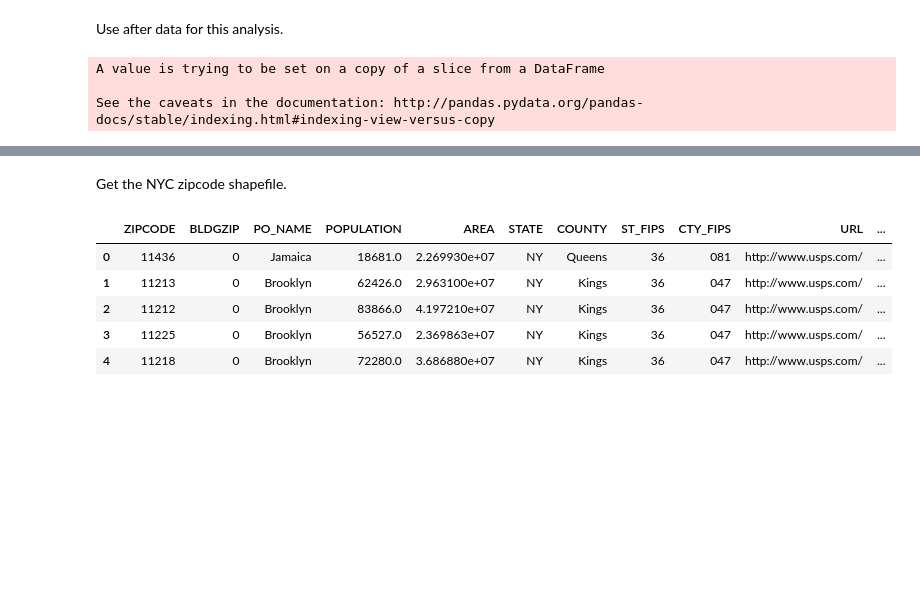
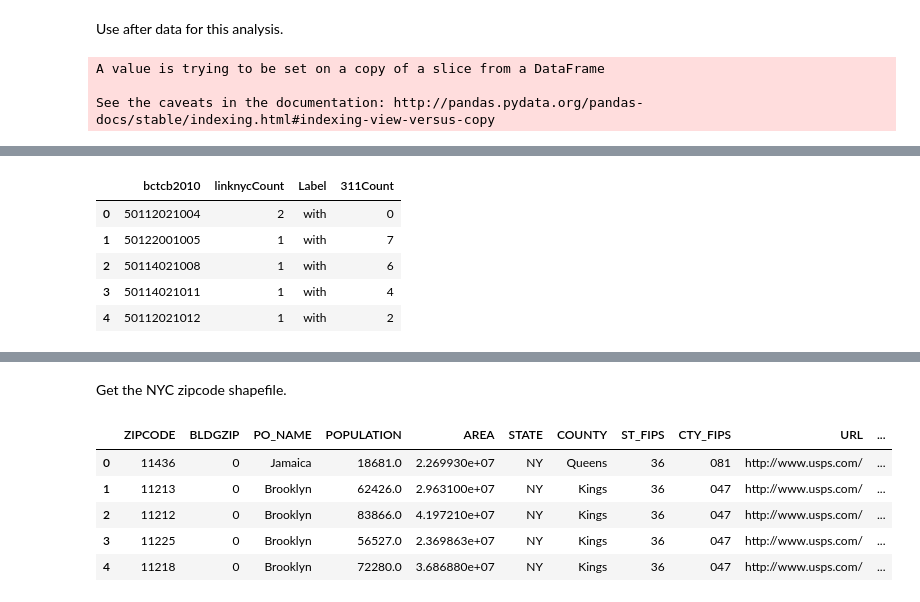
Before and after one commit to capstonelinknyc/311match, a Jupyter notebook: LinkNYC_changes_311.ipynb, the cells around one changed output, grey strips where cells are left out. Saved outputs shown, nothing was run; the diff lists cells and outputs as text; code cells hidden in the pictures; blank space fills up the shorter version.

```diff
--- a/LinkNYC_changes_311.ipynb
+++ b/LinkNYC_changes_311.ipynb
@@ -267,0 +302,12 @@ linkWithAfterBlockShape.plot('linknycCount')
+# %%
+before311LinkCount = kioskCountBlock[kioskCountBlock['Label'] == 'with'].merge(before311CountBlock) \
+.rename(columns = {'beforeCount': '311Count'}).reset_index(drop = True)
+# %%
+before311LinkCount.head()
+# %% [output]
+|  | bctcb2010 | linknycCount | Label | 311Count |
+| 0 | 50112021004 | 2 | with | 0 |
+| 1 | 50122001005 | 1 | with | 7 |
+| 2 | 50114021008 | 1 | with | 6 |
+| 3 | 50114021011 | 1 | with | 4 |
+| 4 | 50112021012 | 1 | with | 2 |
```
Also changed, not shown: parts of 21 cells of this notebook.
